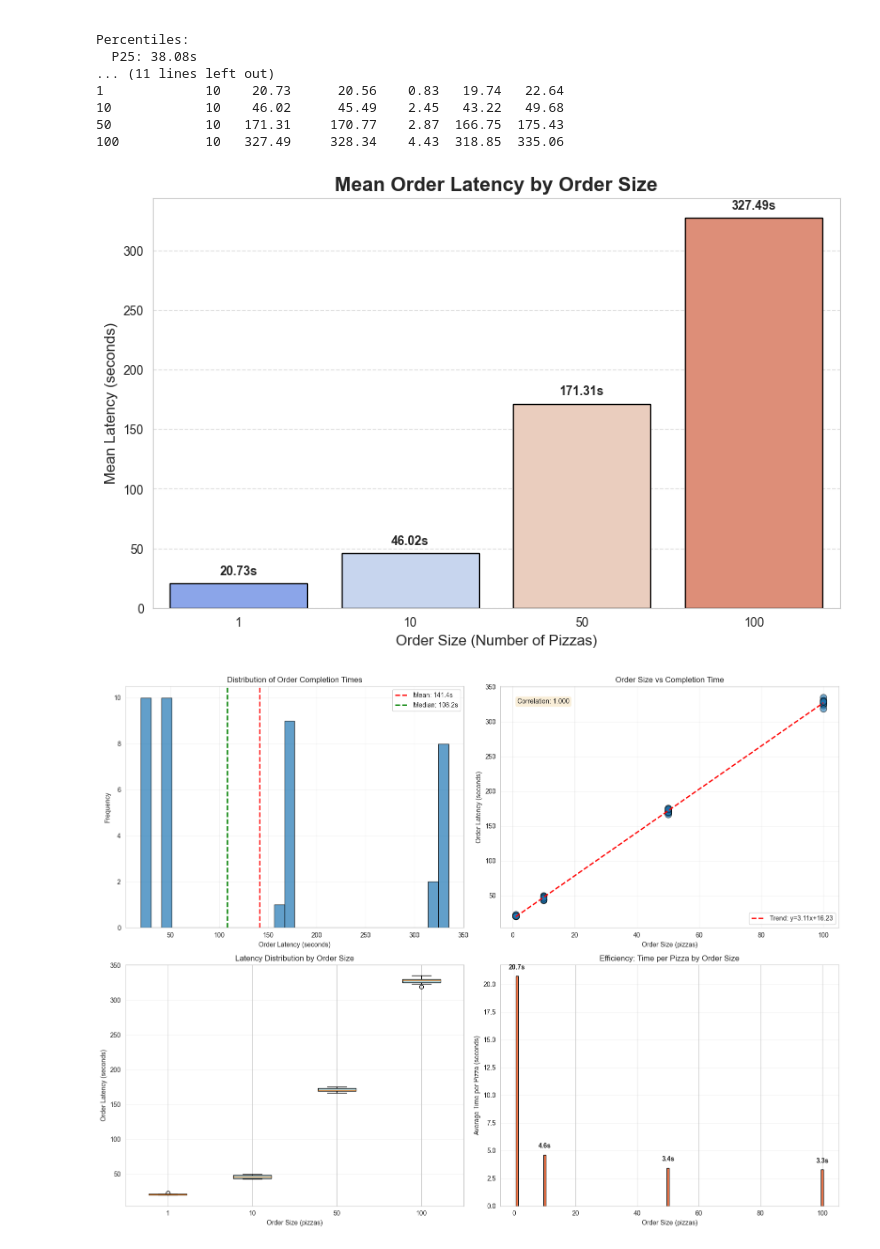
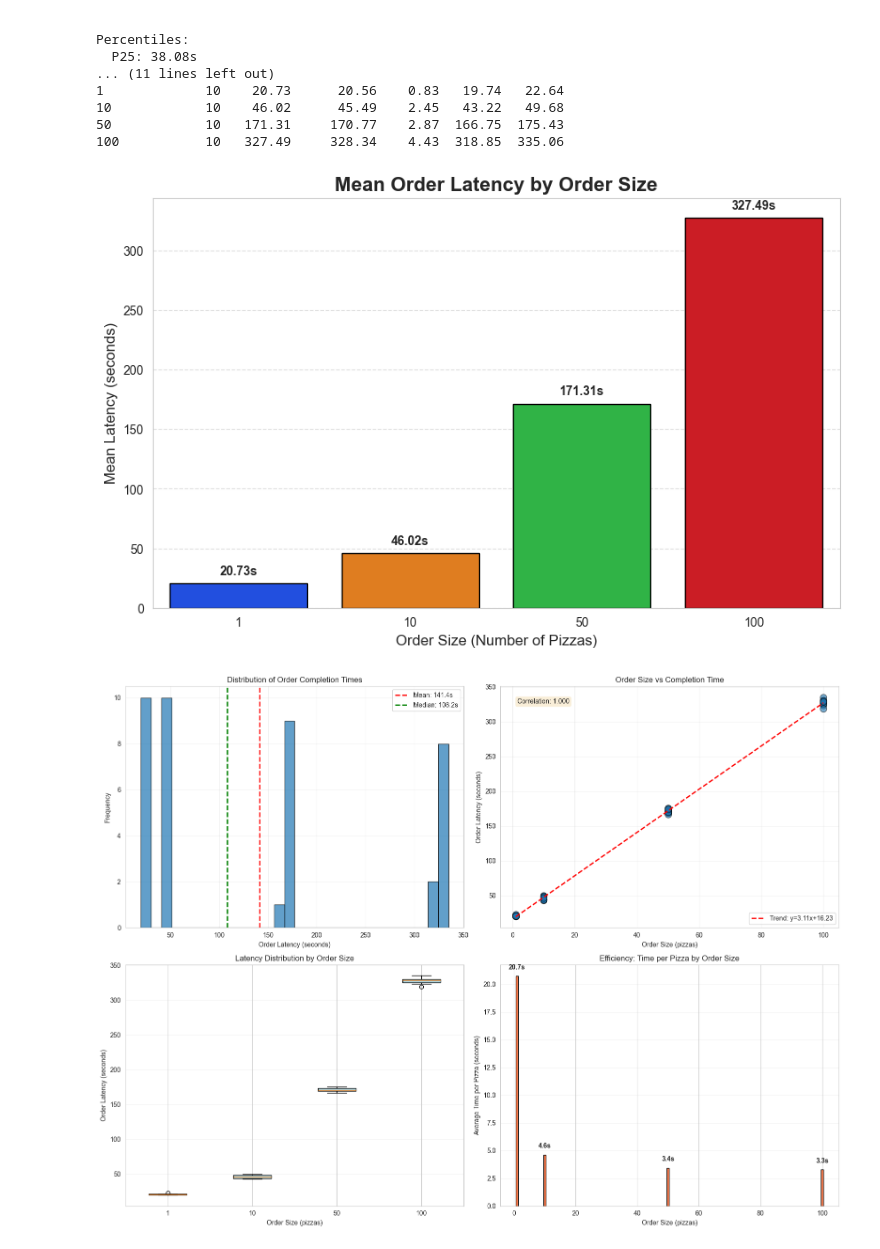
Before and after one commit to The-European-Avengers/pizza-i4-architecture-group2, a Jupyter notebook: src/data-analysis/analysis3.ipynb, the cells around one changed output. Drawn from its saved outputs; the diff is of its cells as text; code cells hidden in the pictures.

```diff
--- a/src/data-analysis/analysis3.ipynb
+++ b/src/data-analysis/analysis3.ipynb
@@ -123,25 +123,25 @@ Percentiles:
 100           10   327.49     328.34    4.43  318.85  335.06
 # %%
 plt.figure(figsize=(10, 6))
-ax = sns.barplot(x=size_analysis.index, y=size_analysis['Mean(s)'], palette='coolwarm', edgecolor='black')
+ax = sns.barplot(x=size_analysis.index, y=size_analysis['Mean(s)'], palette='bright', edgecolor='black')
 
 plt.title('Mean Order Latency by Order Size', fontsize=16, fontweight='bold')
 plt.xlabel('Order Size (Number of Pizzas)', fontsize=12)
 plt.ylabel('Mean Latency (seconds)', fontsize=12)
 
 # Add data labels to the bars
 for p in ax.patches:
     ax.annotate(f'{p.get_height():.2f}s',
                 (p.get_x() + p.get_width() / 2., p.get_height()),
                 ha='center', va='center',
                 xytext=(0, 10),
                 textcoords='offset points',
                 fontweight='bold')
 
 plt.grid(axis='y', linestyle='--', alpha=0.6)
 plt.show()
 # %% [output]
-[figure, old version]
+[figure, new version]
 # %%
 # Create figure with subplots
 fig, axes = plt.subplots(2, 2, figsize=(16, 12))
```
Also changed, not shown: parts of 2 cells of this notebook.
